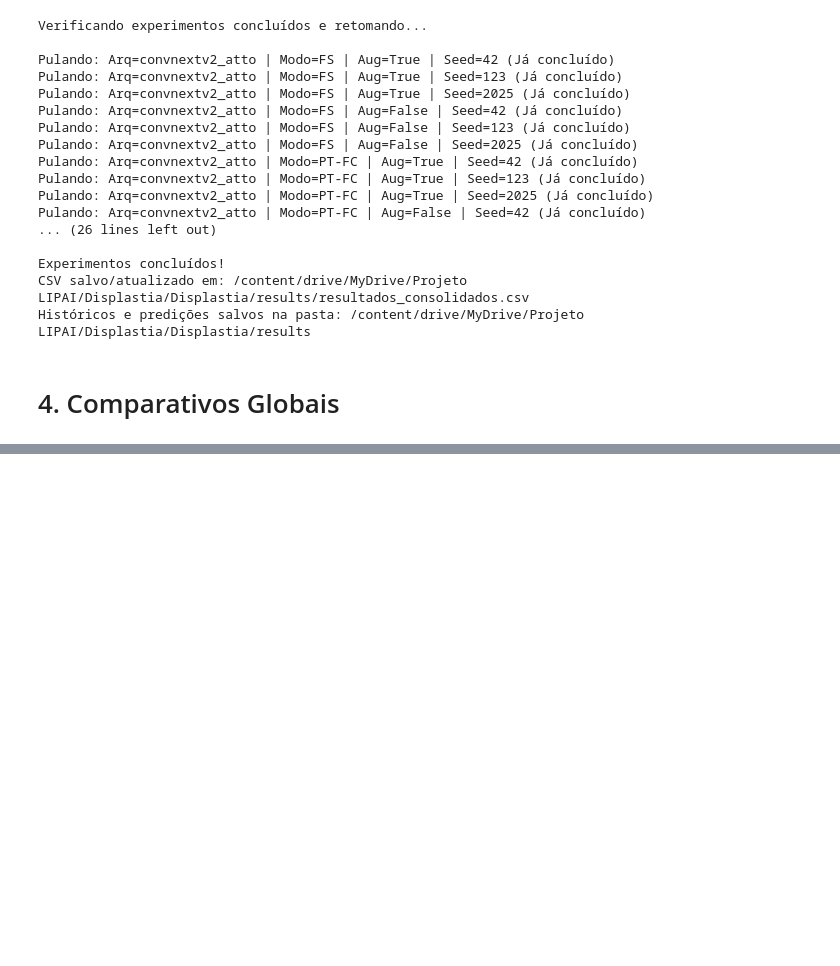
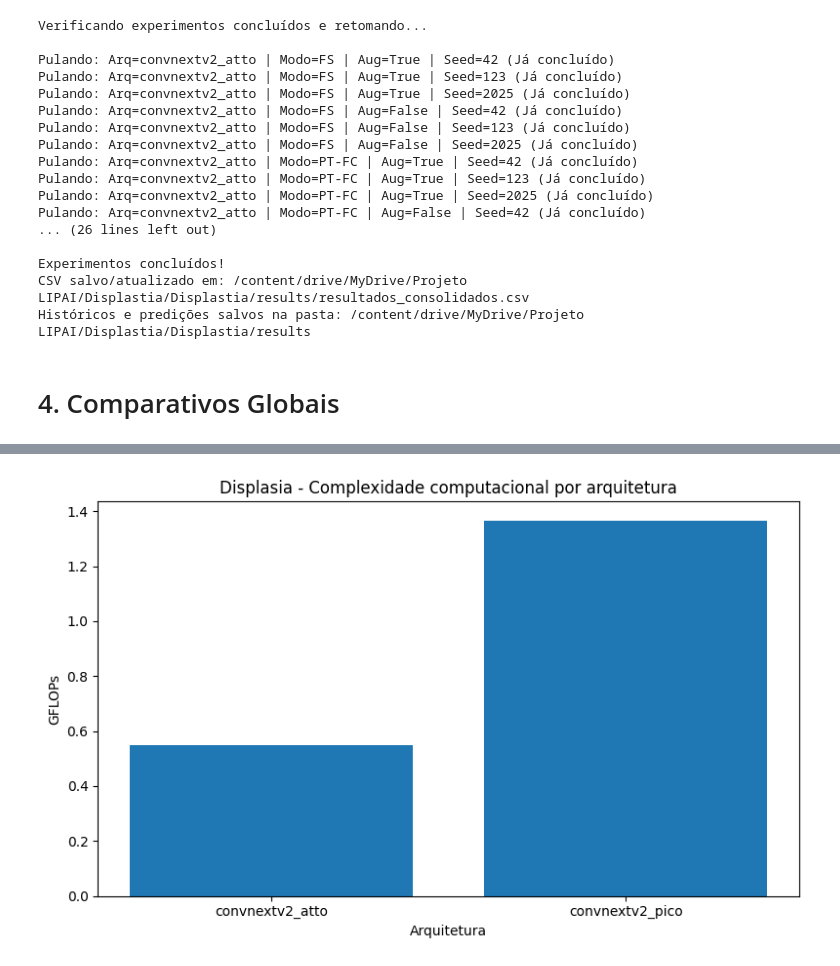
Before and after one commit to LIPAI-Org/Proj2_GrupoC, a Jupyter notebook: Displastia.ipynb, the cells around one changed output, grey strips where cells are left out. Cells and saved outputs as stored; diff of their text form; code cells hidden in the pictures; blank space fills up the shorter version.

```diff
--- a/Displastia.ipynb
+++ b/Displastia.ipynb
@@ -552,0 +905,19 @@ Históricos e predições salvos na pasta: /content/drive/MyDrive/Projeto LIPAI/
+# %%
+#Gráfico de GFLOPs por arquitetura
+gflops_por_modelo = (
+    df_displasia
+    .groupby("model")["gflops"]
+    .mean()
+    .reset_index()
+)
+
+plt.figure(figsize=(8, 5))
+plt.bar(gflops_por_modelo["model"], gflops_por_modelo["gflops"])
+plt.ylabel("GFLOPs")
+plt.xlabel("Arquitetura")
+plt.title("Displasia - Complexidade computacional por arquitetura")
+plt.tight_layout()
+plt.savefig("/content/figuras_displasia/gflops_por_arquitetura_displasia.pdf")
+plt.show()
+# %% [output]
+[figure, added]
```
Also changed, not shown: parts of 35 cells of this notebook, 1 other file.
